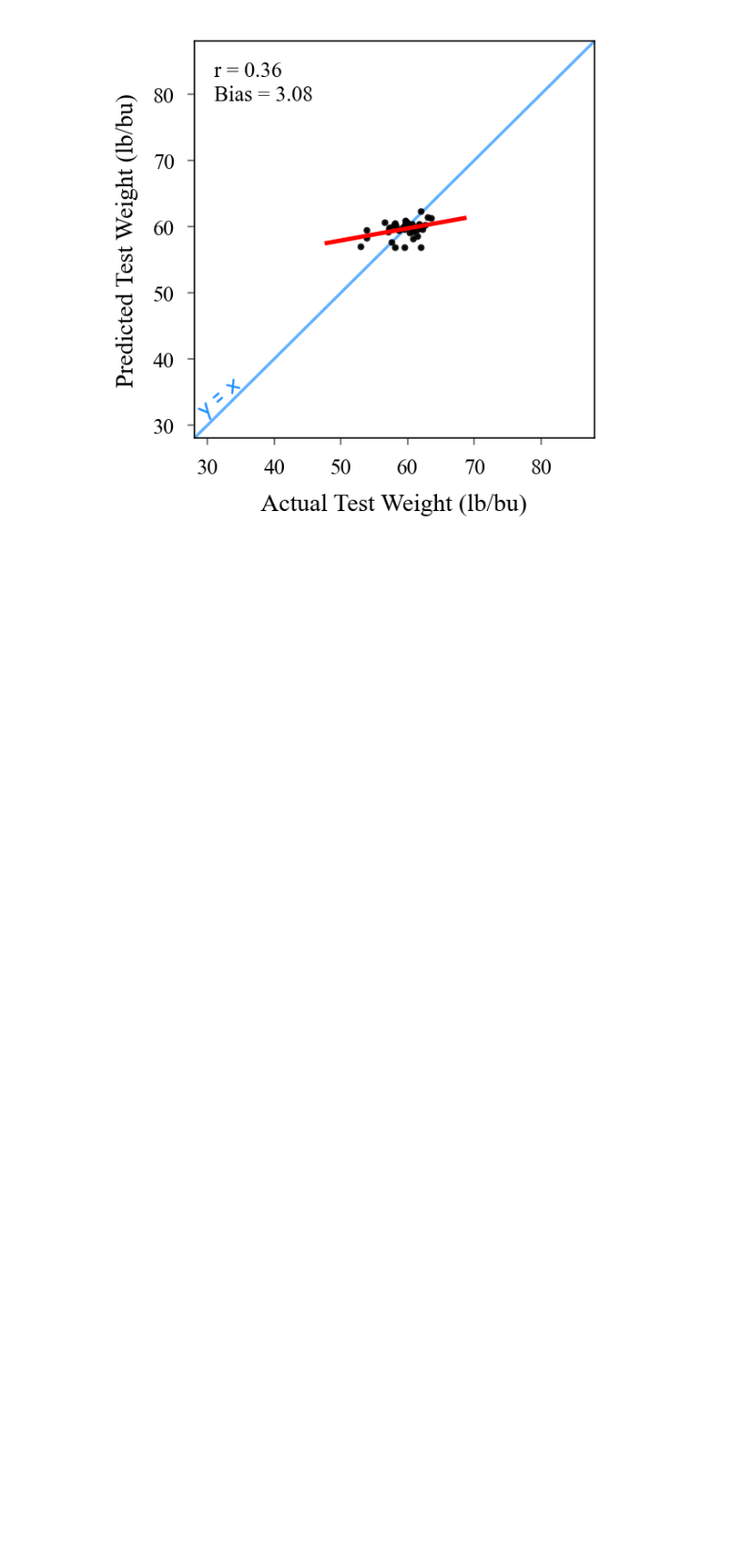
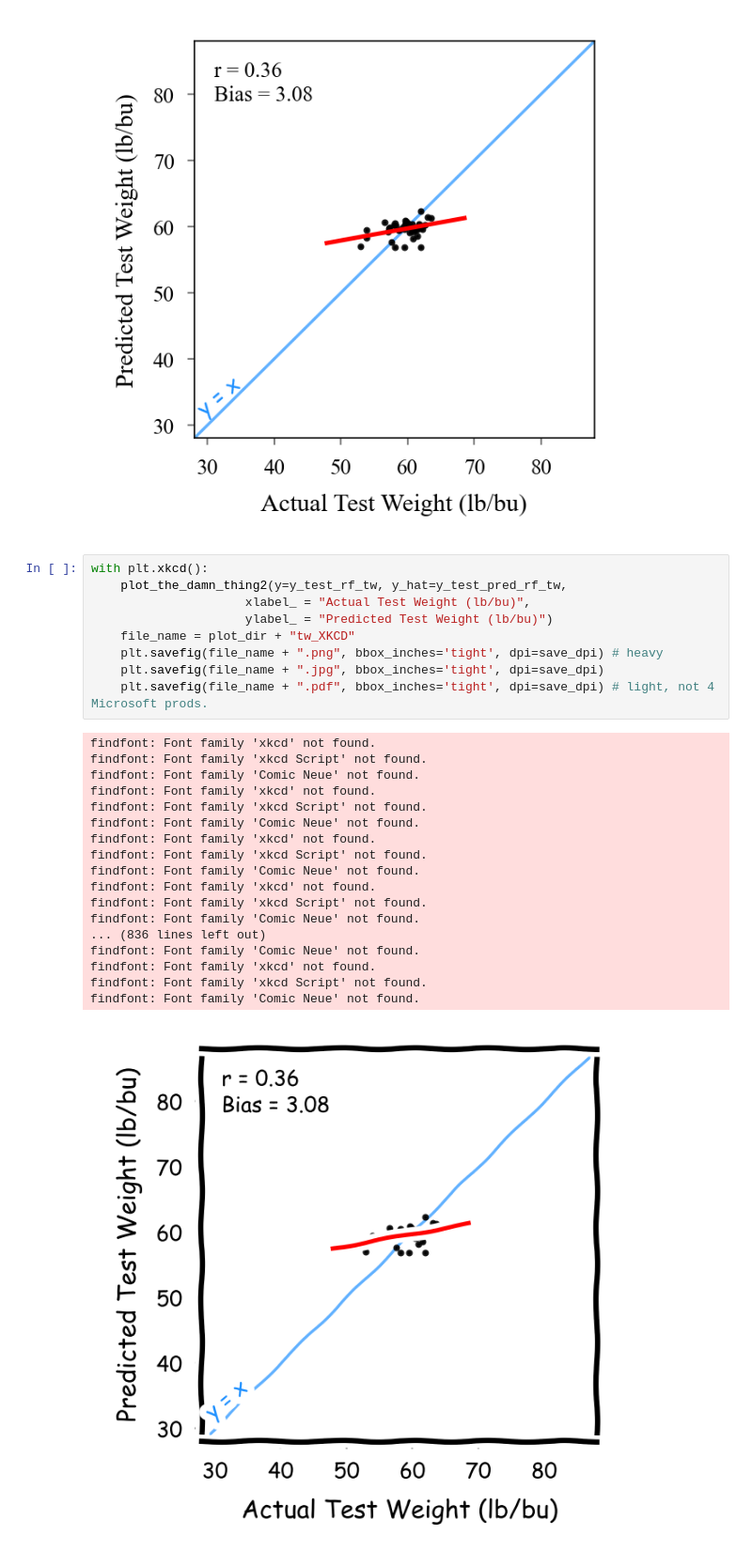
Before and after one commit to HNoorazar/Ag_Others, a Jupyter notebook: Ehsan/Wheat/MAE_Coeff_Corr_plot_Ehsan.ipynb, the cells around one changed output. Shown at 94% size. Drawn from its saved outputs; the diff is of its cells as text; blank space fills up the shorter version.

Commit message:
XKCD

```diff
--- a/Ehsan/Wheat/MAE_Coeff_Corr_plot_Ehsan.ipynb
+++ b/Ehsan/Wheat/MAE_Coeff_Corr_plot_Ehsan.ipynb
@@ -187,6 +189,34 @@ plt.savefig(file_name + ".jpg", bbox_inches='tight', dpi=save_dpi)
 plt.savefig(file_name + ".pdf", bbox_inches='tight', dpi=save_dpi) # light, not 4 Microsoft prods.
 # %% [output]
 [figure]
+# %%
+with plt.xkcd():
+    plot_the_damn_thing2(y=y_test_rf_tw, y_hat=y_test_pred_rf_tw,
+                     xlabel_ = "Actual Test Weight (lb/bu)",
+                     ylabel_ = "Predicted Test Weight (lb/bu)")
+    file_name = plot_dir + "tw_XKCD"
+    plt.savefig(file_name + ".png", bbox_inches='tight', dpi=save_dpi) # heavy
+    plt.savefig(file_name + ".jpg", bbox_inches='tight', dpi=save_dpi)
+    plt.savefig(file_name + ".pdf", bbox_inches='tight', dpi=save_dpi) # light, not 4 Microsoft prods.
+# %% [output]
+findfont: Font family 'xkcd' not found.
+findfont: Font family 'xkcd Script' not found.
+findfont: Font family 'Comic Neue' not found.
+findfont: Font family 'xkcd' not found.
+findfont: Font family 'xkcd Script' not found.
+findfont: Font family 'Comic Neue' not found.
+findfont: Font family 'xkcd' not found.
+findfont: Font family 'xkcd Script' not found.
+findfont: Font family 'Comic Neue' not found.
+findfont: Font family 'xkcd' not found.
+findfont: Font family 'xkcd Script' not found.
+findfont: Font family 'Comic Neue' not found.
+... (836 lines left out)
+findfont: Font family 'Comic Neue' not found.
+findfont: Font family 'xkcd' not found.
+findfont: Font family 'xkcd Script' not found.
+findfont: Font family 'Comic Neue' not found.
+[figure, added]
 # %%
 fig, axes = plt.subplots(1, 3, figsize=(15, 3), sharex=True, sharey=True)
 
```
Also changed, not shown: parts of 1 cell of this notebook, 1 other file.
